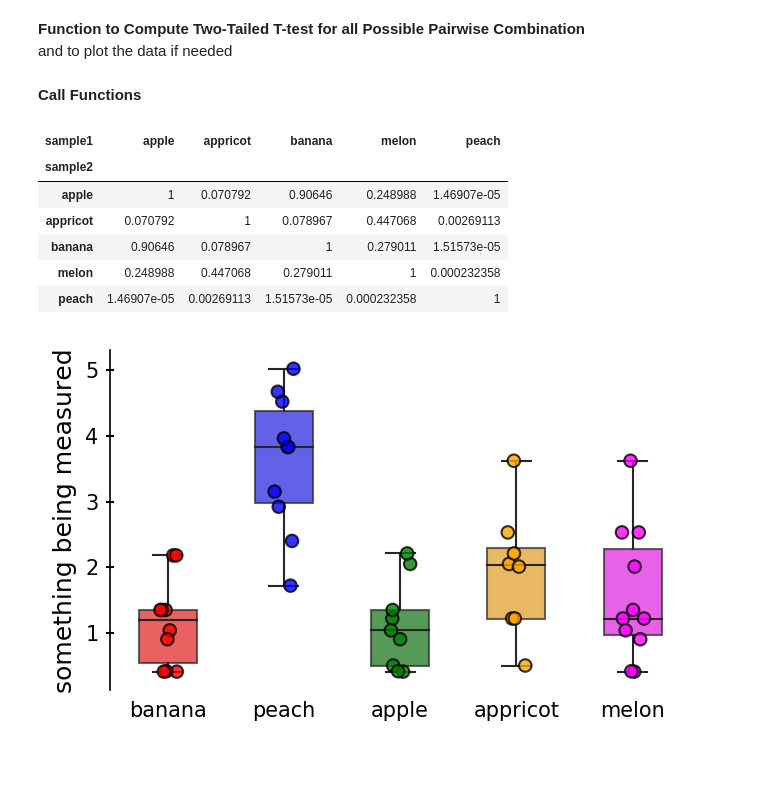
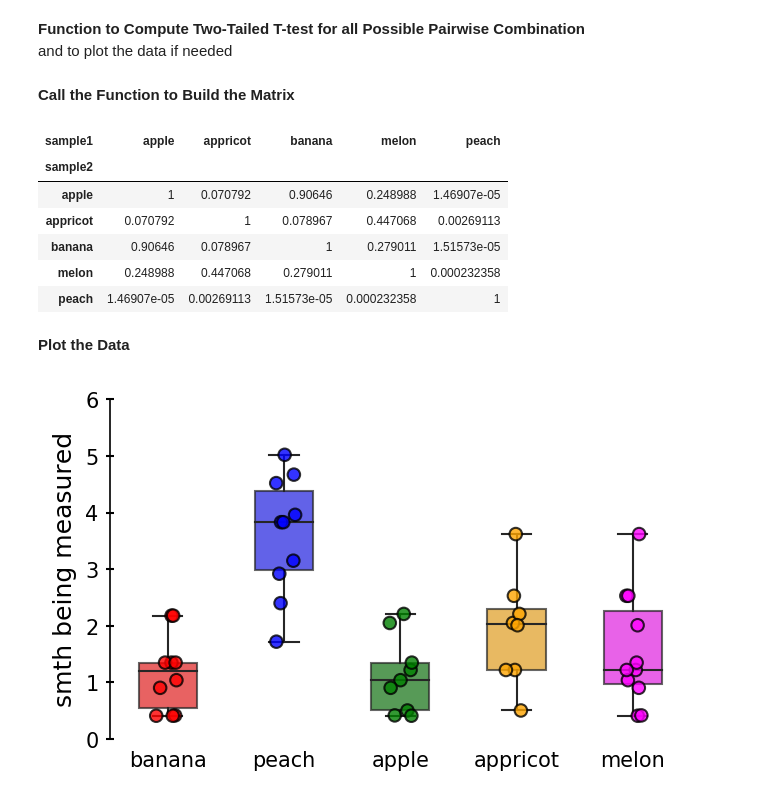
Before and after one commit to paulocaldas/how-to-python, a Jupyter notebook: Create a pValue Matrix.ipynb, the cells around one changed output. Drawn from its saved outputs; the diff is of its cells as text; code cells hidden in the pictures; blank space fills up the shorter version.

```diff
--- a/Create a pValue Matrix.ipynb
+++ b/Create a pValue Matrix.ipynb
@@ -85,8 +68,7 @@ def plot_boxplots(boxplots_data):
-# %% [markdown]
-**Call Functions**
+# %% [markdown]
+**Call the Function to Build the Matrix**
 # %%
-plot_boxplots(boxplots)
-pvals_matrix(boxplots)
+ pvals_matrix(boxplots)
 # %% [output]
 | sample1 | apple | appricot | banana | melon | peach |
 | sample2 |  |  |  |  |  |
@@ -95,4 +77,23 @@ pvals_matrix(boxplots)
 | banana | 0.90646 | 0.078967 | 1 | 0.279011 | 1.51573e-05 |
 | melon | 0.248988 | 0.447068 | 0.279011 | 1 | 0.000232358 |
 | peach | 1.46907e-05 | 0.00269113 | 1.51573e-05 | 0.000232358 | 1 |
-[figure, removed]
+# %% [markdown]
+**Plot the Data**
+# %%
+boxplots_data = boxplots
+
+fig, ax = plt.subplots(figsize = (boxplots_data.shape[1],3), dpi = 150)
+
+mycolors = ['red','blue','green','orange','magenta']
+
+sns.boxplot(data = boxplots_data, linewidth = 1, palette = mycolors, width = 0.5, boxprops = dict(alpha=0.7), ax = ax)
+sns.stripplot( data = boxplots_data ,size = 6, palette = mycolors, jitter=True, alpha = 0.8, edgecolor = 'black', linewidth = 1, ax = ax)
+
+plt.tick_params(direction = 'inout', bottom=False, right = False, width = 1)
+ax.spines['top'].set_visible(False)
+ax.spines['right'].set_visible(False)
+ax.spines['bottom'].set_visible(False)
+plt.ylabel('smth being measured', fontsize=12)
+plt.ylim([0,6]);
+# %% [output]
+[figure, added]
```
Also changed, not shown: parts of 3 cells of this notebook, 4 other files.
